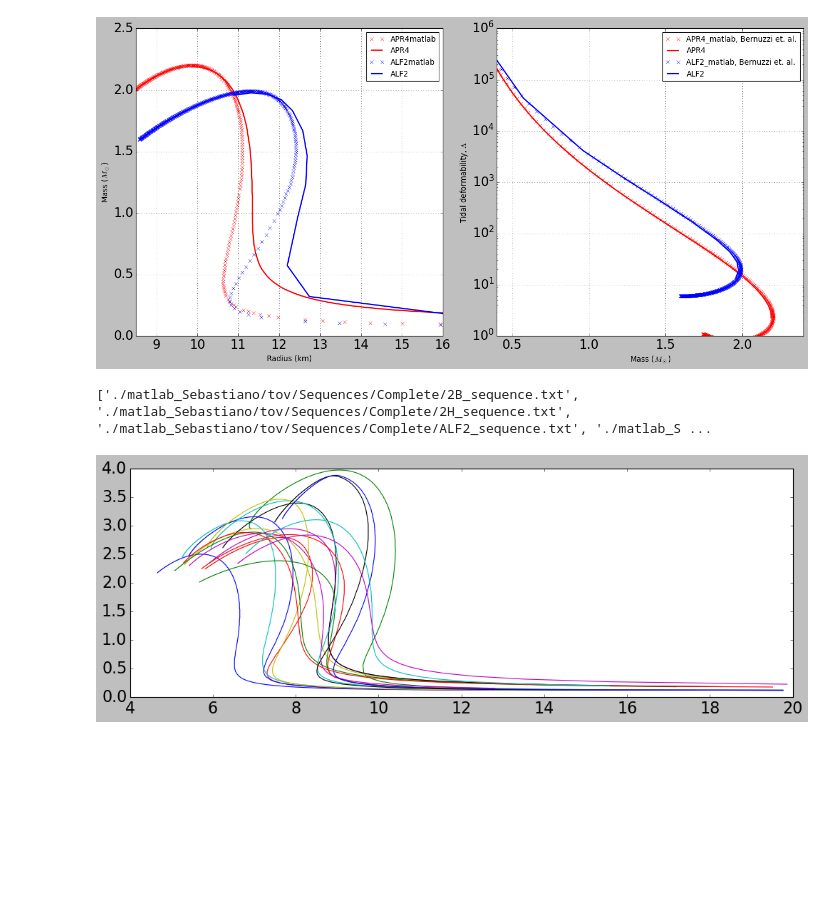
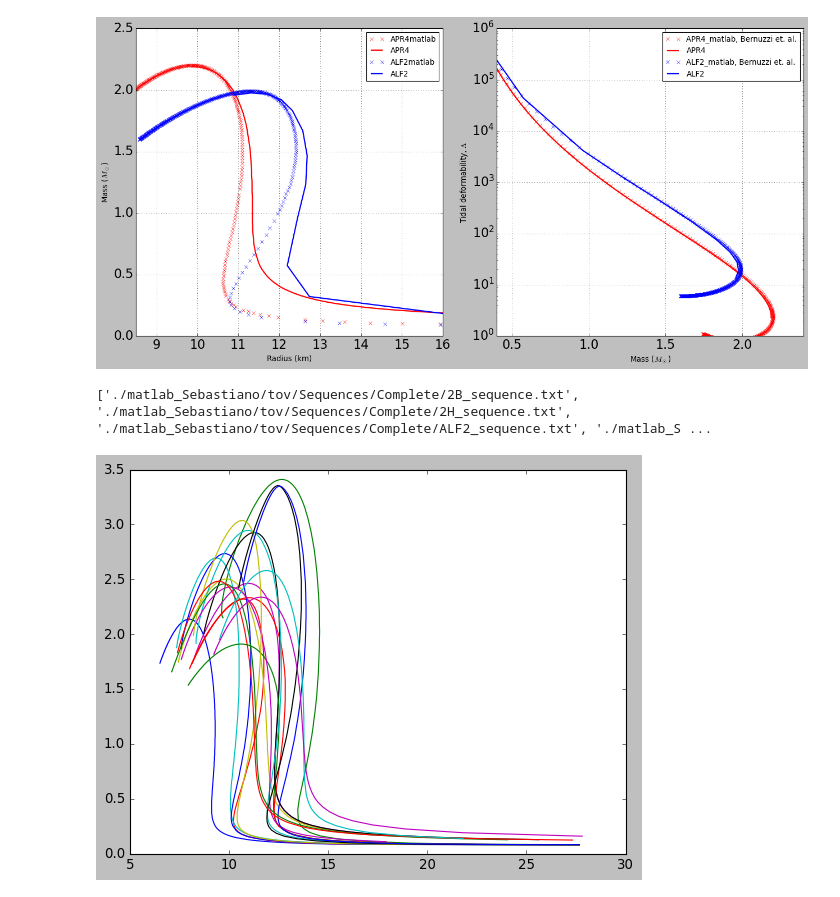
Before and after one commit to rahulkashyap411/tov, a Jupyter notebook: tov.ipynb, the cells around one changed output. Drawn from its saved outputs; the diff is of its cells as text; code cells hidden in the pictures; blank space fills up the shorter version.

```diff
--- a/tov.ipynb
+++ b/tov.ipynb
@@ -554,15 +287,15 @@ length of mass-radius points=298 in eos=APR4
 # %%
 sebastiano_data='./matlab_Sebastiano/tov/Sequences/Complete/'
 files=glob.glob(sebastiano_data+'/*txt')
 print(files)
 
 for f in files:
     eos=f.split(sebastiano_data)[1].split('.txt')[0].split('_sequence')[0]
     file=sebastiano_data+eos+'_sequence.txt'
     ds=np.loadtxt(file,skiprows=1)
-    plt.plot(ds[:,3],1.4*ds[:,1],label=eos)
+    plt.plot(1.4*ds[:,3],ds[:,2],label=eos)
 #plt.legend()
 plt.show()
 # %% [output]
 ['./matlab_Sebastiano/tov/Sequences/Complete/2B_sequence.txt', './matlab_Sebastiano/tov/Sequences/Complete/2H_sequence.txt', './matlab_Sebastiano/tov/Sequences/Complete/ALF2_sequence.txt', './matlab_S ...
-[figure, old version]
+[figure, new version]
```
Also changed, not shown: parts of 5 cells of this notebook, 15 other files.
